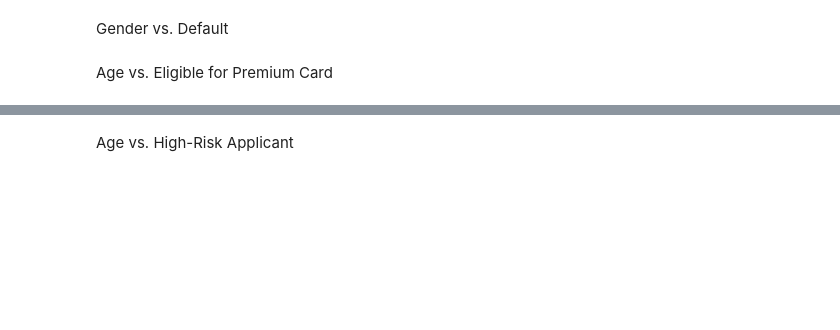
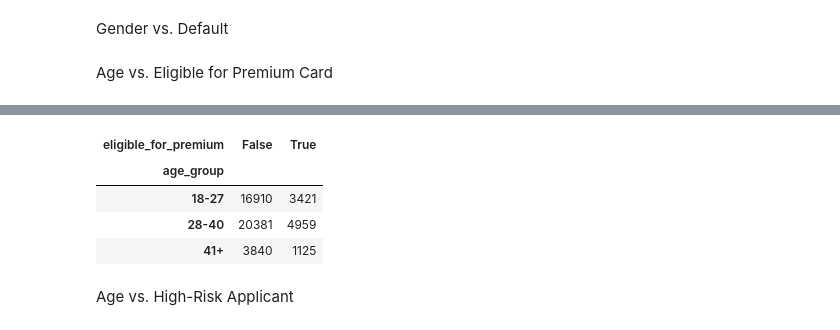
Before and after one commit to iceaiai/CS-Kid-teaching, a Jupyter notebook: AIES_final_project.ipynb, the cells around one changed output, grey strips where cells are left out. Saved outputs shown, nothing was run; the diff lists cells and outputs as text; code cells hidden in the pictures; blank space fills up the shorter version.

```diff
--- a/AIES_final_project.ipynb
+++ b/AIES_final_project.ipynb
@@ -53,3 +108,16 @@ freq_age_premium = pd.crosstab(df_clean['age'], df_clean['eligible_for_premium']
+# %%
+bins = [18,27,40,100]
+labels = ['18-27','28-40','41+']
+
+df_clean['age_group'] = pd.cut(df_clean['age'], bins=bins, labels=labels, right=False)
+freq_age_premium = pd.crosstab(df_clean['age_group'], df_clean['eligible_for_premium'])
+freq_age_premium
+# %% [output]
+| eligible_for_premium | False | True |
+| age_group |  |  |
+| 18-27 | 16910 | 3421 |
+| 28-40 | 20381 | 4959 |
+| 41+ | 3840 | 1125 |
 # %% [markdown]
 Age vs. High-Risk Applicant
 # %%
```
Also changed, not shown: parts of 11 cells of this notebook.
